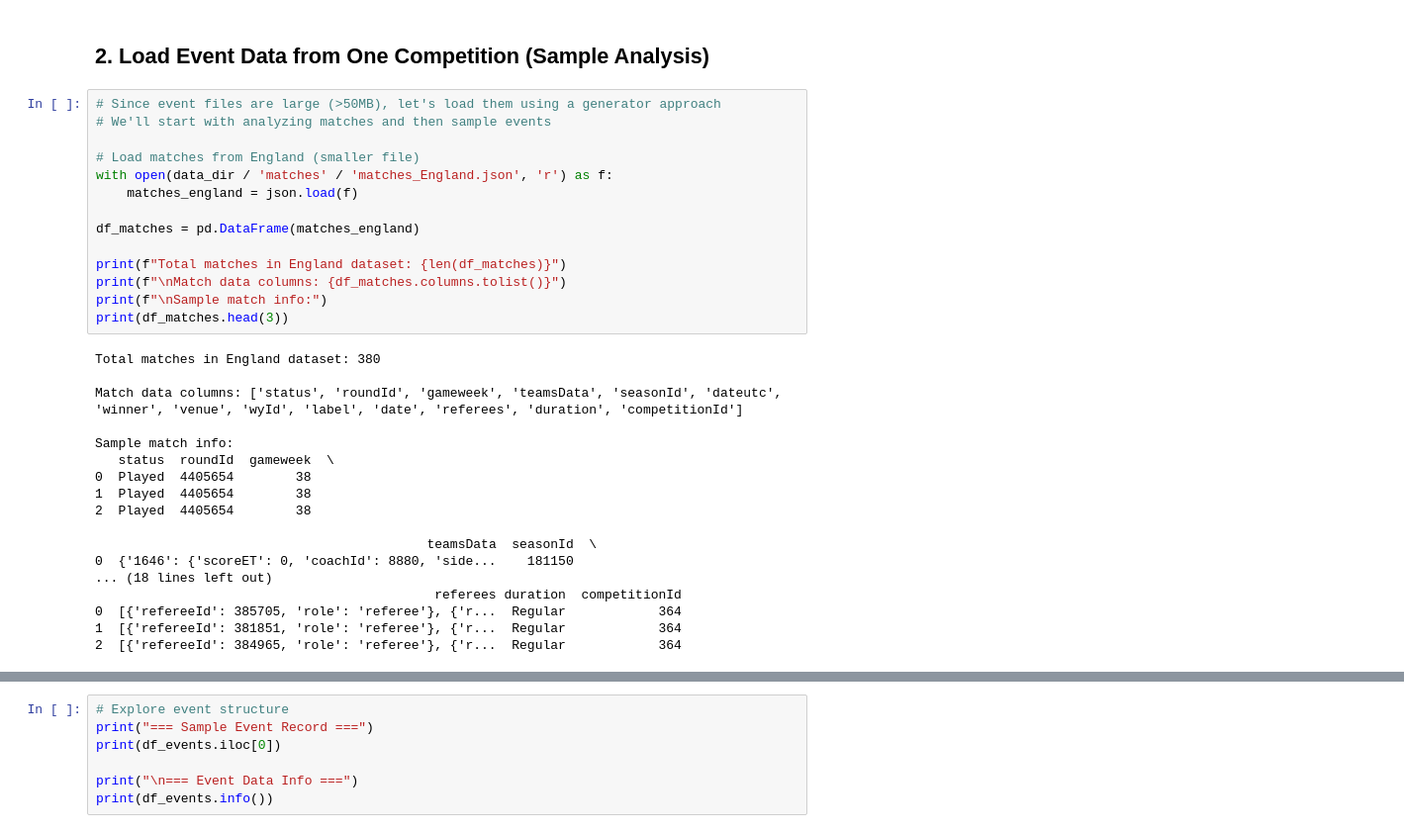
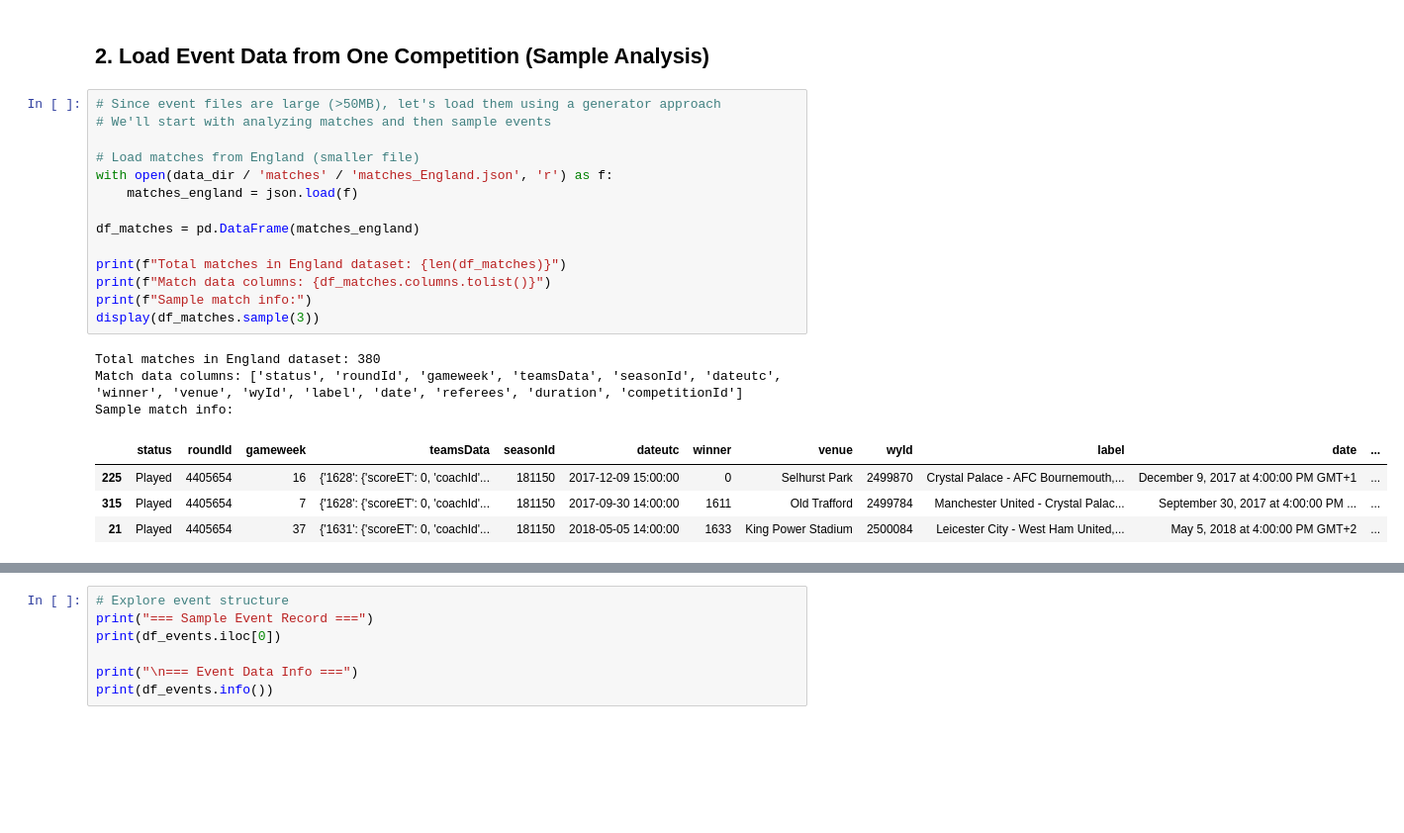
Before and after one commit to HorusXIV/SAN, a Jupyter notebook: EDA.ipynb, the cells around one changed output, grey strips where cells are left out. Shown at 99% size. Cells and saved outputs as stored; diff of their text form; blank space fills up the shorter version.

```diff
--- a/EDA.ipynb
+++ b/EDA.ipynb
@@ -114,35 +132,25 @@ print(pass_events)
 # %%
 # Since event files are large (>50MB), let's load them using a generator approach
 # We'll start with analyzing matches and then sample events
 
 # Load matches from England (smaller file)
 with open(data_dir / 'matches' / 'matches_England.json', 'r') as f:
     matches_england = json.load(f)
 
 df_matches = pd.DataFrame(matches_england)
 
 print(f"Total matches in England dataset: {len(df_matches)}")
-print(f"\nMatch data columns: {df_matches.columns.tolist()}")
-print(f"\nSample match info:")
-print(df_matches.head(3))
+print(f"Match data columns: {df_matches.columns.tolist()}")
+print(f"Sample match info:")
+display(df_matches.sample(3))
 # %% [output]
 Total matches in England dataset: 380
-
 Match data columns: ['status', 'roundId', 'gameweek', 'teamsData', 'seasonId', 'dateutc', 'winner', 'venue', 'wyId', 'label', 'date', 'referees', 'duration', 'competitionId']
-
 Sample match info:
-   status  roundId  gameweek  \
-0  Played  4405654        38
-1  Played  4405654        38
-2  Played  4405654        38
-
-                                           teamsData  seasonId  \
-0  {'1646': {'scoreET': 0, 'coachId': 8880, 'side...    181150
-... (18 lines left out)
-                                            referees duration  competitionId
-0  [{'refereeId': 385705, 'role': 'referee'}, {'r...  Regular            364
-1  [{'refereeId': 381851, 'role': 'referee'}, {'r...  Regular            364
-2  [{'refereeId': 384965, 'role': 'referee'}, {'r...  Regular            364
+|  | status | roundId | gameweek | teamsData | seasonId | dateutc | winner | venue | wyId | label | date | ... |
+| 225 | Played | 4405654 | 16 | {'1628': {'scoreET': 0, 'coachId'... | 181150 | 2017-12-09 15:00:00 | 0 | Selhurst Park | 2499870 | Crystal Palace - AFC Bournemouth,... | December 9, 2017 at 4:00:00 PM GMT+1 | ... |
+| 315 | Played | 4405654 | 7 | {'1628': {'scoreET': 0, 'coachId'... | 181150 | 2017-09-30 14:00:00 | 1611 | Old Trafford | 2499784 | Manchester United - Crystal Palac... | September 30, 2017 at 4:00:00 PM ... | ... |
+| 21 | Played | 4405654 | 37 | {'1631': {'scoreET': 0, 'coachId'... | 181150 | 2018-05-05 14:00:00 | 1633 | King Power Stadium | 2500084 | Leicester City - West Ham United,... | May 5, 2018 at 4:00:00 PM GMT+2 | ... |
 # %%
 # Load and parse events data (using chunked reading for large files)
 import ijson
```
Also changed, not shown: parts of 14 cells of this notebook, 1 other file.
